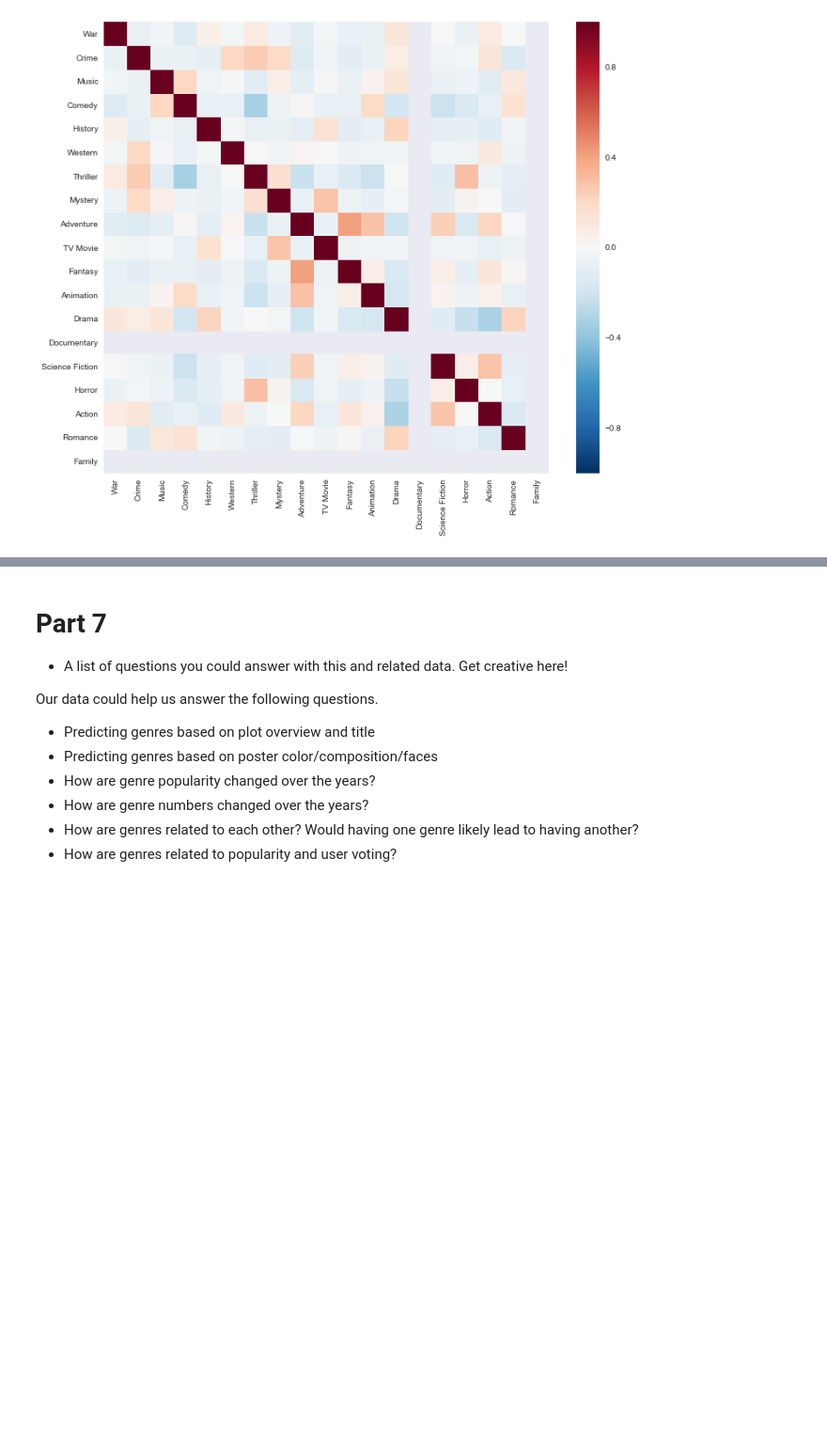
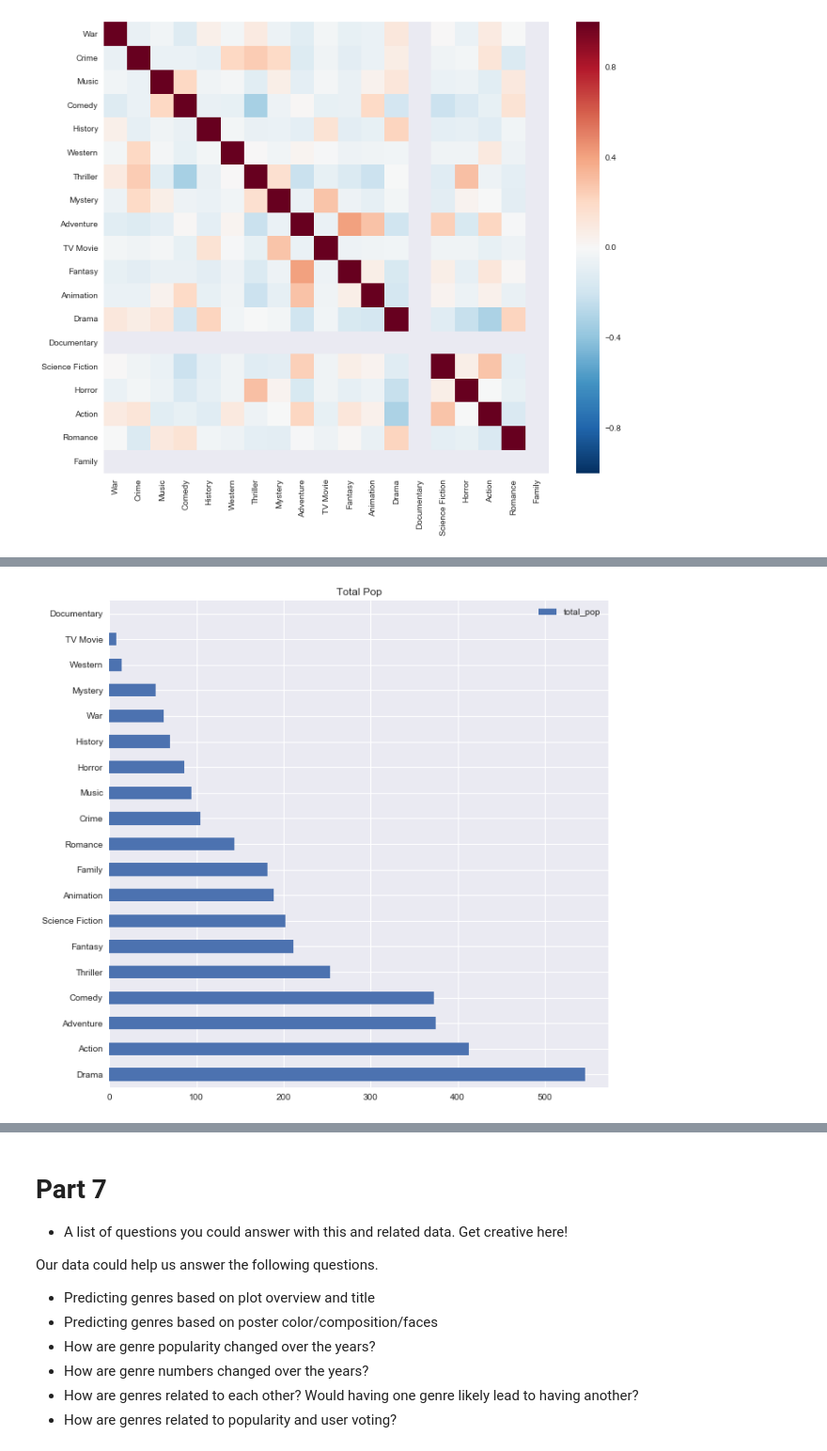
Before and after one commit to xinche/CS109bFinalProject, a Jupyter notebook: FinalProject.ipynb, the cells around one changed output, grey strips where cells are left out. Shown: that part at 94% size. Saved outputs shown, nothing was run; the diff lists cells and outputs as text; code cells hidden in the pictures; blank space fills up the shorter version.

```diff
--- a/FinalProject.ipynb
+++ b/FinalProject.ipynb
@@ -485,0 +501,11 @@ genre_top200
+# %%
+# EDA: total popularity value
+pop = {'genre': genre_top200.genre, 'total_pop': genre_top200.total_pop}
+pop_df = pd.DataFrame(data = pop)
+pop_df = pop_df.sort_values('total_pop', ascending=False)
+pop_df_plt = pop_df[['total_pop']].plot.barh(stacked=True, title = 'Total Pop', figsize=(10, 10))
+labels = pop_df.genre.values
+plt.yticks(range(len(labels)), labels)
+plt.show()
+# %% [output]
+[figure, added]
```
Also changed, not shown: parts of 10 cells of this notebook.
